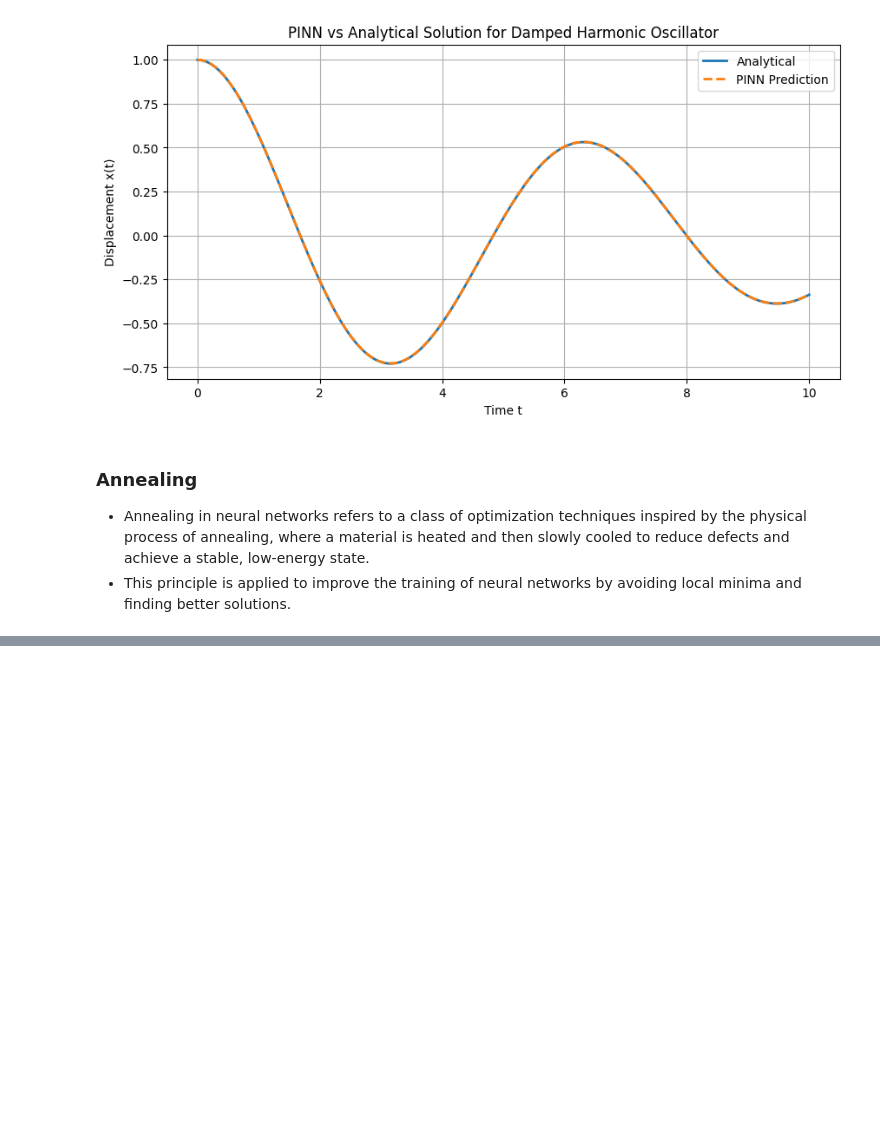
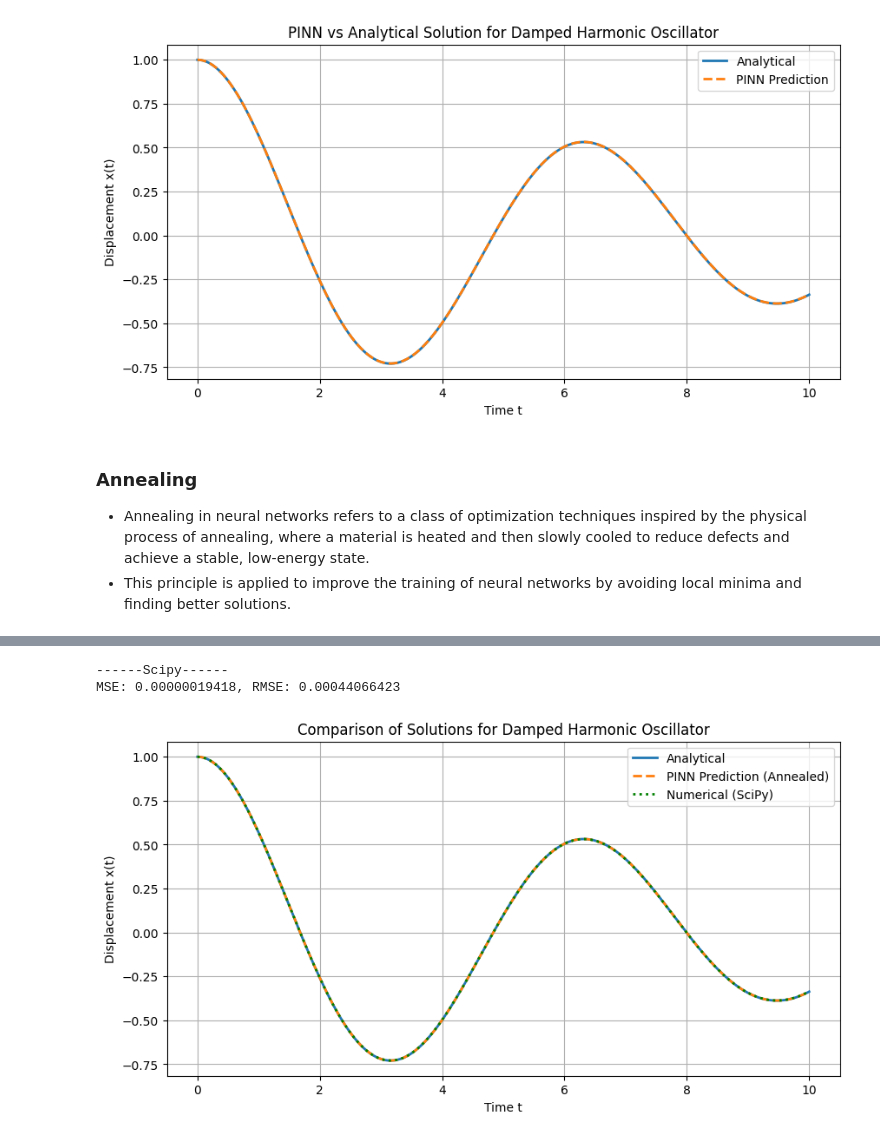
Before and after one commit to Vsn-vsn/ann_miniproject, a Jupyter notebook: proj_notebook.ipynb, the cells around one changed output, grey strips where cells are left out. Saved outputs shown, nothing was run; the diff lists cells and outputs as text; code cells hidden in the pictures; blank space fills up the shorter version.

```diff
--- a/proj_notebook.ipynb
+++ b/proj_notebook.ipynb
@@ -353,0 +364,44 @@ MSE: 5.222544e-08, RMSE: 2.285288e-04
+# %%
+# defining the ODE for the solver
+def ode_system(t, y, omega_val, zeta_val):
+    x, v = y
+    dxdt = v
+    dvdt = -2.0 * zeta_val * omega_val * v - (omega_val**2) * x
+    return [dxdt, dvdt]
+# %%
+y0 = [x0, v0]
+
+t_span = [t_min, t_max] # time span for the solver
+
+t_eval_np = t.cpu().numpy().flatten() #time points where we want the solution (same as the PINN evaluation points)
+
+sol = solve_ivp(ode_system, t_span, y0, args=(omega, zeta), t_eval=t_eval_np, dense_output=True)
+# %%
+# Extract the numerical solution for x(t)
+x_numerical = sol.sol(t_eval_np)[0]
+# %%
+mse_sci = mean_squared_error(x_true, x_numerical)
+rmse_sci = np.sqrt(mse_sci)
+
+print(f"------Scipy------")
+print(f"MSE: {mse_sci:.11f}, RMSE: {rmse_sci:.11f}")
+# %% [output]
+------Scipy------
+MSE: 0.00000019418, RMSE: 0.00044066423
+# %%
+# plotting
+
+plt.figure(figsize=(10,5))
+plt.plot(t_np, x_true, label="Analytical", linewidth=2)
+plt.plot(t_np, x_pred_anneal_np, '--', label="PINN Prediction (Annealed)", linewidth=2) #using prediction after annealing
+
+plt.plot(t_eval_np, x_numerical, ':', label="Numerical (SciPy)", linewidth=2, color='green') #numerical solutoin from scipy
+
+plt.xlabel("Time t")
+plt.ylabel("Displacement x(t)")
+plt.title("Comparison of Solutions for Damped Harmonic Oscillator")
+plt.legend()
+plt.grid(True)
+plt.show()
+# %% [output]
+[figure, added]
```
Also changed, not shown: parts of 10 cells of this notebook, 1 other file.
